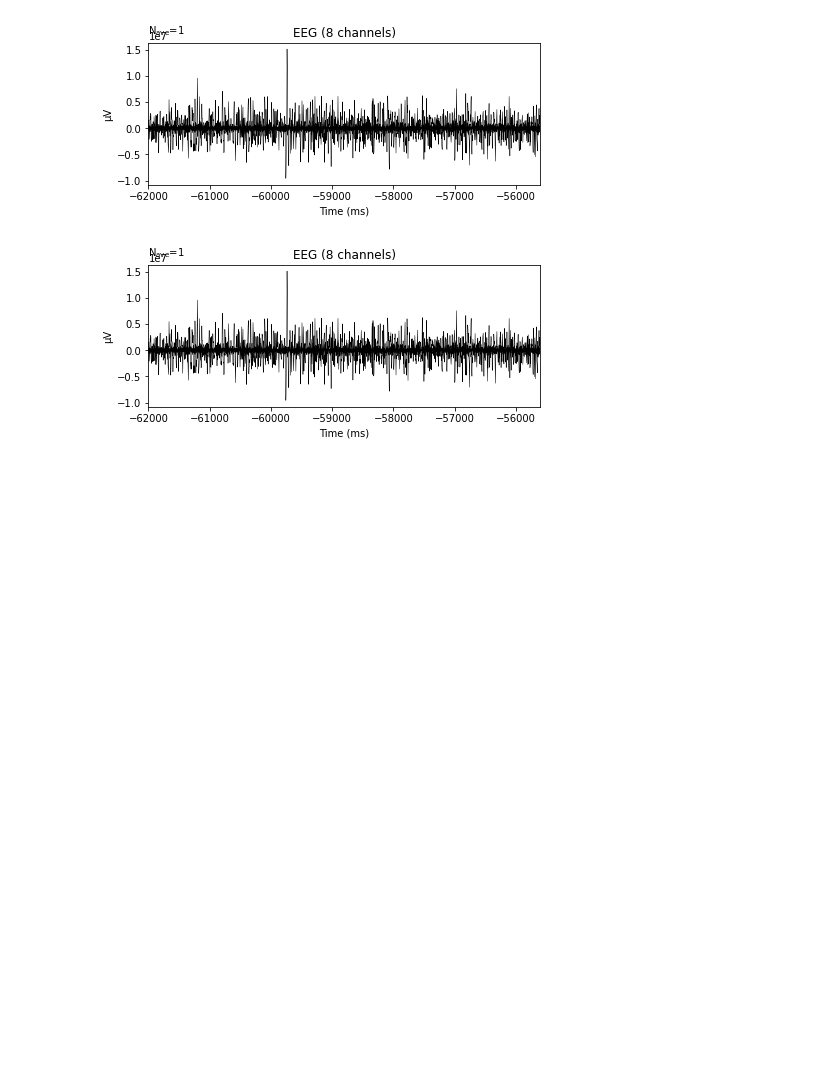
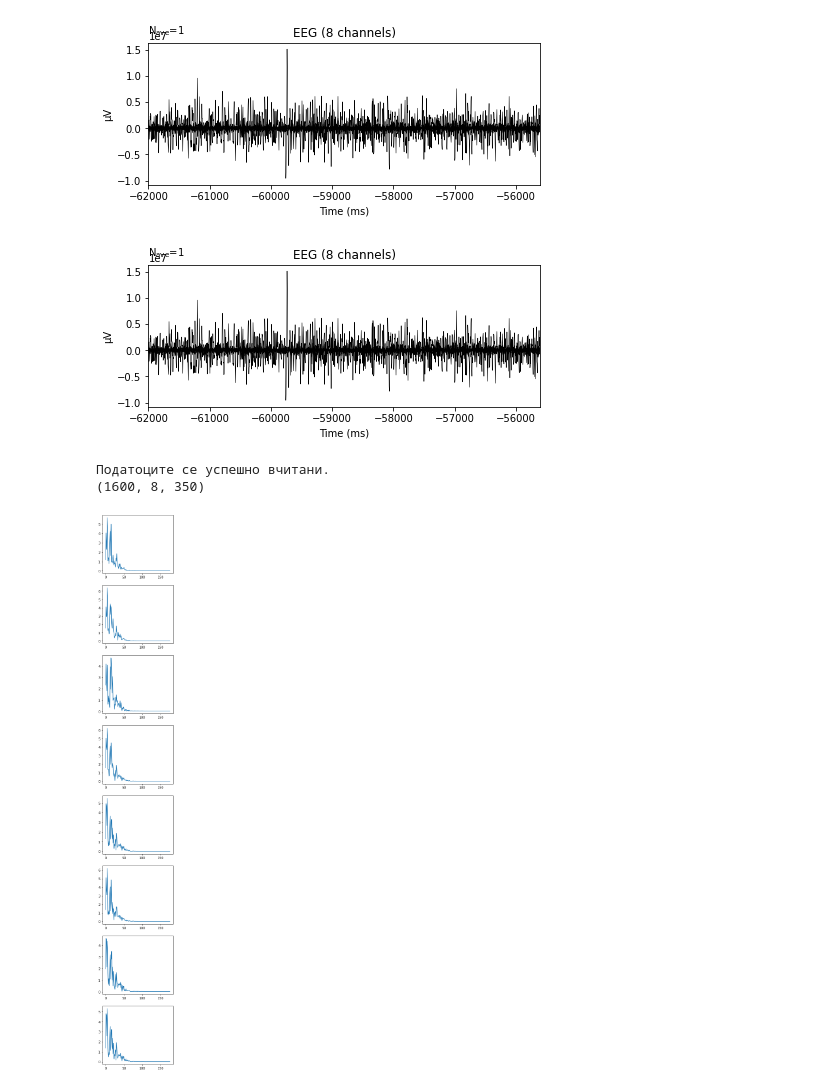
Before and after one commit to dpostolovski/eeg_is, a Jupyter notebook: IS_project.ipynb, the cells around one changed output. Saved outputs shown, nothing was run; the diff lists cells and outputs as text; code cells hidden in the pictures; blank space fills up the shorter version.

Commit message:
Fourirer analysis of channels

```diff
--- a/IS_project.ipynb
+++ b/IS_project.ipynb
@@ -475,3 +475,60 @@ ev.plot(show=False, window_title="PCA", time_unit='ms')
 # %% [output]
 [figure]
 [figure]
+# %%
+#@title Fourier analysis
+# Вчитување на податоците
+data = loadmat('drive/My Drive/Интелигентни Системи/Data/SBJ01/S01-Train/trainData.mat')['trainData']
+
+# Вчитување на label-ите
+labels_arr = []
+with open("drive/My Drive/Интелигентни Системи/Data/SBJ01/S01-Train/trainLabels.txt", "r") as file_labels:
+    labels_arr = file_labels.read().splitlines()
+
+# Вчитување на редоследот на светкање
+events_arr = []
+with open("drive/My Drive/Интелигентни Системи/Data/SBJ01/S01-Train/trainEvents.txt", "r") as file_events:
+    events_arr = file_events.read().splitlines()
+
+# Вчитување на редоследот на објекти кои се target
+targets_arr = []
+with open("drive/My Drive/Интелигентни Системи/Data/SBJ01/S01-Train/trainTargets.txt", "r") as file_targets:
+    targets_arr = file_targets.read().splitlines()
+
+# Прилагодување на податоците за користење со mne библиотеката
+ch_names = ["C3", "Cz", "C4", "CPz", "P3", "Pz", "P4", "POz"]
+ch_types = ['eeg','eeg','eeg','eeg','eeg','eeg','eeg','eeg']
+mne_info = mne.create_info(ch_names=ch_names, sfreq=250, ch_types=ch_types)
+mne_array = np.swapaxes(data, 0, 2) # (епохa, канал, настан).
+mne_array = np.swapaxes(mne_array, 1, 2) # (епохa, канал, настан).
+#raw_data = mne.epochs.EpochsArray(mne_array, mne_info)
+
+if data.shape[0] == 8:
+  print("Податоците се успешно вчитани.")
+else:
+  print("Настана грешка во вчитувањето на податоците.")
+
+
+print(mne_array.shape)
+
+#stft = mne.time_frequency.stft(mne_array[0], 24)
+import matplotlib.pyplot as plt
+
+from scipy.fft import fft
+# Number of sample points
+N = 350
+# sample spacing
+T = 1.0 / 350.0
+x = np.linspace(0.0, N*T, N)
+
+fig, axs = plt.subplots(8, figsize=(4,4*8))
+for i in range(8):
+  yf = fft(mne_array[0][i])
+  xf = np.linspace(0.0, 1.0/(2.0*T), N//2)
+  import matplotlib.pyplot as plt
+  axs[i].plot(xf, 2.0/N * np.abs(yf[0:N//2]),)
+plt.show()
+# %% [output]
+Податоците се успешно вчитани.
+(1600, 8, 350)
+[figure, added]
```
Also changed, not shown: parts of 1 cell of this notebook.
